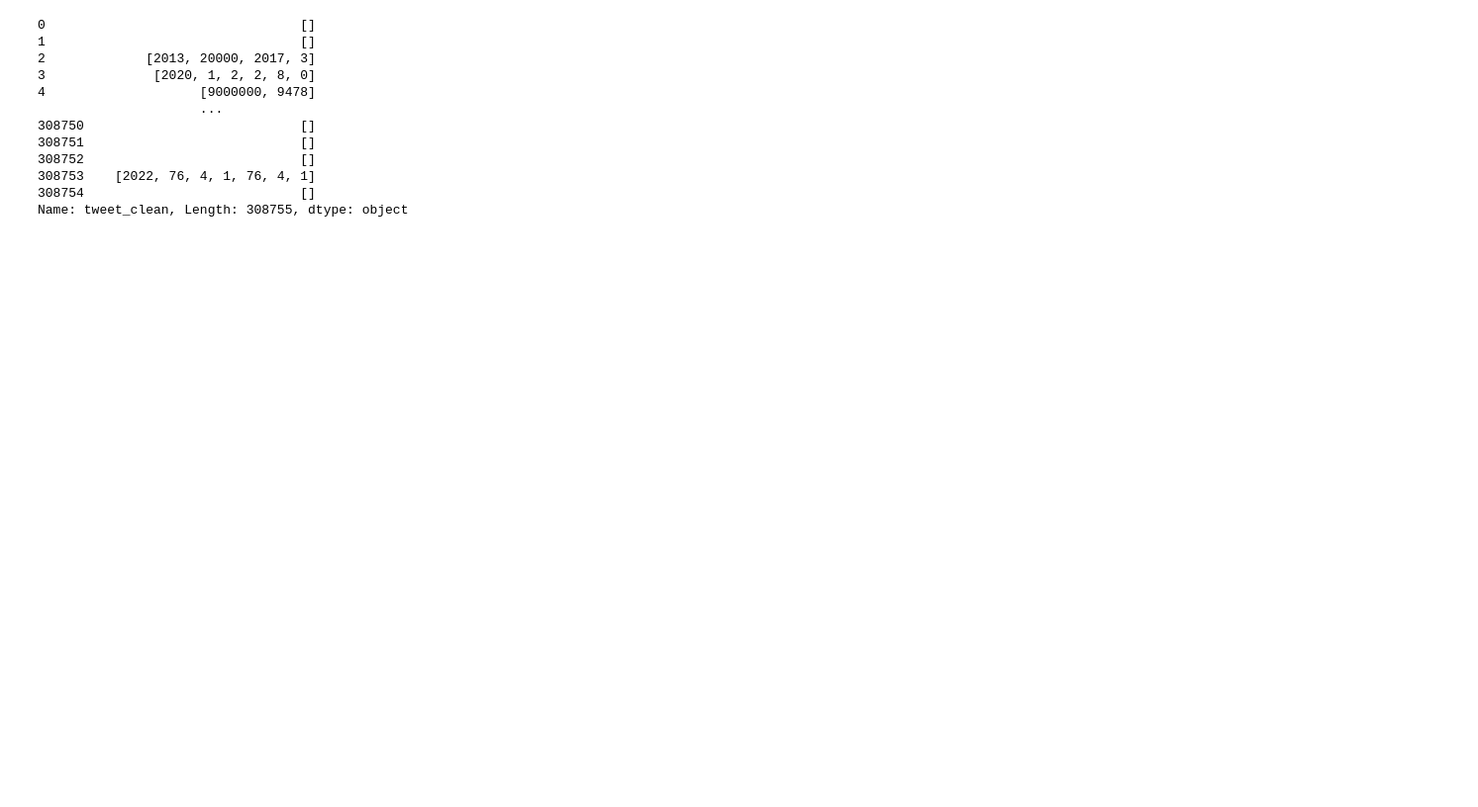
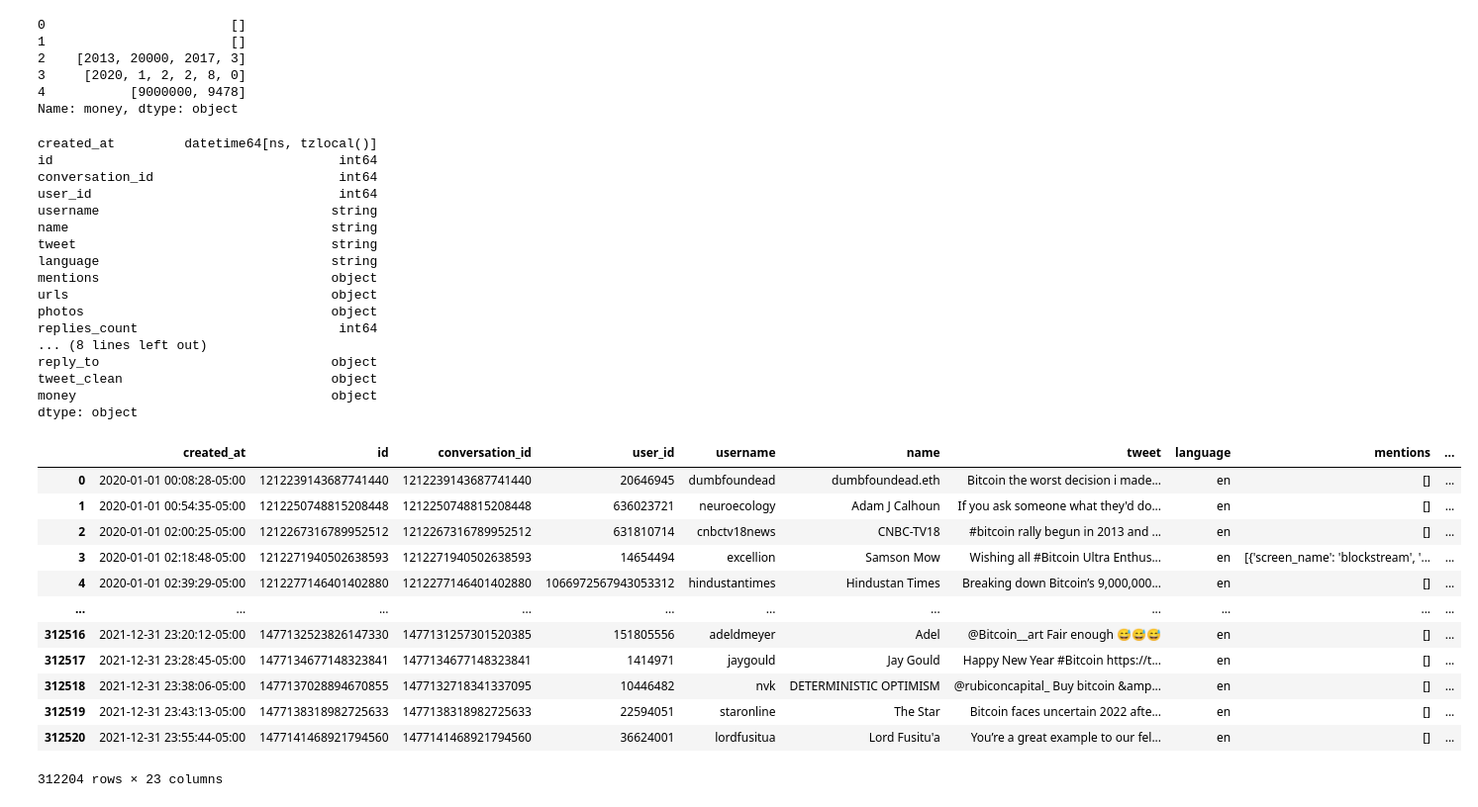
Before and after one commit to kevctae/Bittooth, a Jupyter notebook: notebooks/2.1-cs-clean-tweets.ipynb, the cells around one changed output. Shown: that part at 99% size. Saved outputs shown, nothing was run; the diff lists cells and outputs as text; code cells hidden in the pictures; blank space fills up the shorter version.

```diff
--- a/notebooks/2.1-cs-clean-tweets.ipynb
+++ b/notebooks/2.1-cs-clean-tweets.ipynb
@@ -105,19 +96,15 @@ def clean_tweet_money(tweet):
 df = df[df['language'] == 'en']
 df['tweet_clean'] = pd.DataFrame(df['tweet'].str.lower())
-# %%
-# apply money extract
-all_money = df['tweet_clean'].apply(clean_tweet_money)
-all_money
-# %% [output]
-0                                 []
-1                                 []
-2             [2013, 20000, 2017, 3]
-3              [2020, 1, 2, 2, 8, 0]
-4                    [9000000, 9478]
-                     ...
-308750                            []
-308751                            []
-308752                            []
-308753    [2022, 76, 4, 1, 76, 4, 1]
-308754                            []
-Name: tweet_clean, Length: 308755, dtype: object
+# %%
+# extract money from tweets
+
+df_money = df.copy()
+df_money['money'] = df['tweet_clean'].apply(clean_tweet_money)
+display(df_money['money'].head())
+# %% [output]
+0                        []
+1                        []
+2    [2013, 20000, 2017, 3]
+3     [2020, 1, 2, 2, 8, 0]
+4           [9000000, 9478]
+Name: money, dtype: object
@@ -124 +115,38 @@ Name: tweet_clean, Length: 308755, dtype: object
+# %%
+# try reading pickle
+df_test = pd.read_pickle("../data/interim/tweets_verified_money_2020-2021.pkl")
+
+display(df_test.dtypes)
+display(df_test)
+# %% [output]
+created_at         datetime64[ns, tzlocal()]
+id                                     int64
+conversation_id                        int64
+user_id                                int64
+username                              string
+name                                  string
+tweet                                 string
+language                              string
+mentions                              object
+urls                                  object
+photos                                object
+replies_count                          int64
+... (8 lines left out)
+reply_to                              object
+tweet_clean                           object
+money                                 object
+dtype: object
+|  | created_at | id | conversation_id | user_id | username | name | tweet | language | mentions | ... |
+| 0 | 2020-01-01 00:08:28-05:00 | 1212239143687741440 | 1212239143687741440 | 20646945 | dumbfoundead | dumbfoundead.eth | Bitcoin the worst decision i made... | en | [] | ... |
+| 1 | 2020-01-01 00:54:35-05:00 | 1212250748815208448 | 1212250748815208448 | 636023721 | neuroecology | Adam J Calhoun | If you ask someone what they'd do... | en | [] | ... |
+| 2 | 2020-01-01 02:00:25-05:00 | 1212267316789952512 | 1212267316789952512 | 631810714 | cnbctv18news | CNBC-TV18 | #bitcoin rally begun in 2013 and ... | en | [] | ... |
+| 3 | 2020-01-01 02:18:48-05:00 | 1212271940502638593 | 1212271940502638593 | 14654494 | excellion | Samson Mow | Wishing all #Bitcoin Ultra Enthus... | en | [{'screen_name': 'blockstream', '... | ... |
+| 4 | 2020-01-01 02:39:29-05:00 | 1212277146401402880 | 1212277146401402880 | 1066972567943053312 | hindustantimes | Hindustan Times | Breaking down Bitcoin’s 9,000,000... | en | [] | ... |
+| ... | ... | ... | ... | ... | ... | ... | ... | ... | ... | ... |
+| 312516 | 2021-12-31 23:20:12-05:00 | 1477132523826147330 | 1477131257301520385 | 151805556 | adeldmeyer | Adel | @Bitcoin__art Fair enough 😅😅😅 | en | [] | ... |
+| 312517 | 2021-12-31 23:28:45-05:00 | 1477134677148323841 | 1477134677148323841 | 1414971 | jaygould | Jay Gould | Happy New Year #Bitcoin https://t... | en | [] | ... |
+| 312518 | 2021-12-31 23:38:06-05:00 | 1477137028894670855 | 1477132718341337095 | 10446482 | nvk | DETERMINISTIC OPTIMISM | @rubiconcapital_ Buy bitcoin &amp... | en | [] | ... |
+| 312519 | 2021-12-31 23:43:13-05:00 | 1477138318982725633 | 1477138318982725633 | 22594051 | staronline | The Star | Bitcoin faces uncertain 2022 afte... | en | [] | ... |
+| 312520 | 2021-12-31 23:55:44-05:00 | 1477141468921794560 | 1477141468921794560 | 36624001 | lordfusitua | Lord Fusitu'a | You’re a great example to our fel... | en | [] | ... |
+312204 rows × 23 columns
 # %%
```
Also changed, not shown: parts of 12 cells of this notebook, 10 other files.
